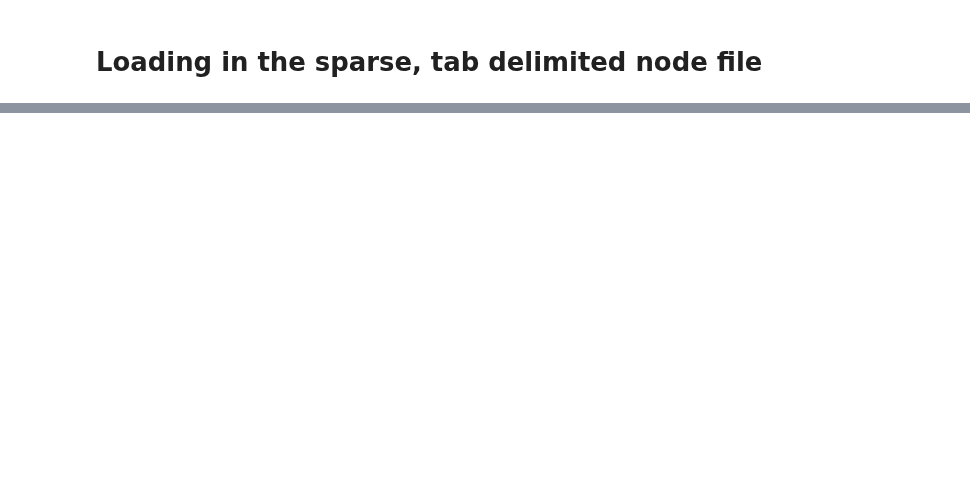
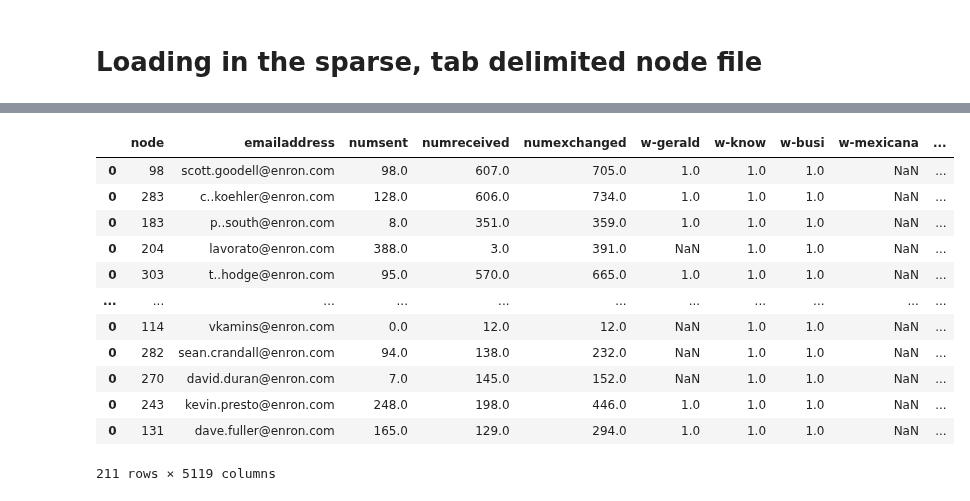
Before and after one commit to linqs/collective-graph-identification, a Jupyter notebook: scripts/Data Exploration.ipynb, the cells around one changed output, grey strips where cells are left out. Saved outputs shown, nothing was run; the diff lists cells and outputs as text; code cells hidden in the pictures; blank space fills up the shorter version.

```diff
--- a/scripts/Data Exploration.ipynb
+++ b/scripts/Data Exploration.ipynb
@@ -86,0 +77,5 @@ pd.DataFrame({'node':[69,420]})
+# %%
+# convert relevant columns to floats (since ints won't take NaNs)
+
+for column in node_data.columns[2:-2]:
+    node_data[column] = node_data[column].astype(str).astype(float)
@@ -86,0 +97,19 @@ pd.DataFrame({'node':[69,420]})
+# %%
+# remove the second to last column (it came from an ambiguous parsing)
+
+node_data.drop('other,manager,specialist,director,executive', axis=1, inplace=True)
+node_data
+# %% [output]
+|  | node | emailaddress | numsent | numreceived | numexchanged | w-gerald | w-know | w-busi | w-mexicana | ... |
+| 0 | 98 | scott.goodell@enron.com | 98.0 | 607.0 | 705.0 | 1.0 | 1.0 | 1.0 | NaN | ... |
+| 0 | 283 | c..koehler@enron.com | 128.0 | 606.0 | 734.0 | 1.0 | 1.0 | 1.0 | NaN | ... |
+| 0 | 183 | p..south@enron.com | 8.0 | 351.0 | 359.0 | 1.0 | 1.0 | 1.0 | NaN | ... |
+| 0 | 204 | lavorato@enron.com | 388.0 | 3.0 | 391.0 | NaN | 1.0 | 1.0 | NaN | ... |
+| 0 | 303 | t..hodge@enron.com | 95.0 | 570.0 | 665.0 | 1.0 | 1.0 | 1.0 | NaN | ... |
+| ... | ... | ... | ... | ... | ... | ... | ... | ... | ... | ... |
+| 0 | 114 | vkamins@enron.com | 0.0 | 12.0 | 12.0 | NaN | 1.0 | 1.0 | NaN | ... |
+| 0 | 282 | sean.crandall@enron.com | 94.0 | 138.0 | 232.0 | NaN | 1.0 | 1.0 | NaN | ... |
+| 0 | 270 | david.duran@enron.com | 7.0 | 145.0 | 152.0 | NaN | 1.0 | 1.0 | NaN | ... |
+| 0 | 243 | kevin.presto@enron.com | 248.0 | 198.0 | 446.0 | 1.0 | 1.0 | 1.0 | NaN | ... |
+| 0 | 131 | dave.fuller@enron.com | 165.0 | 129.0 | 294.0 | 1.0 | 1.0 | 1.0 | NaN | ... |
+211 rows × 5119 columns
```
Also changed, not shown: parts of 6 cells of this notebook.
